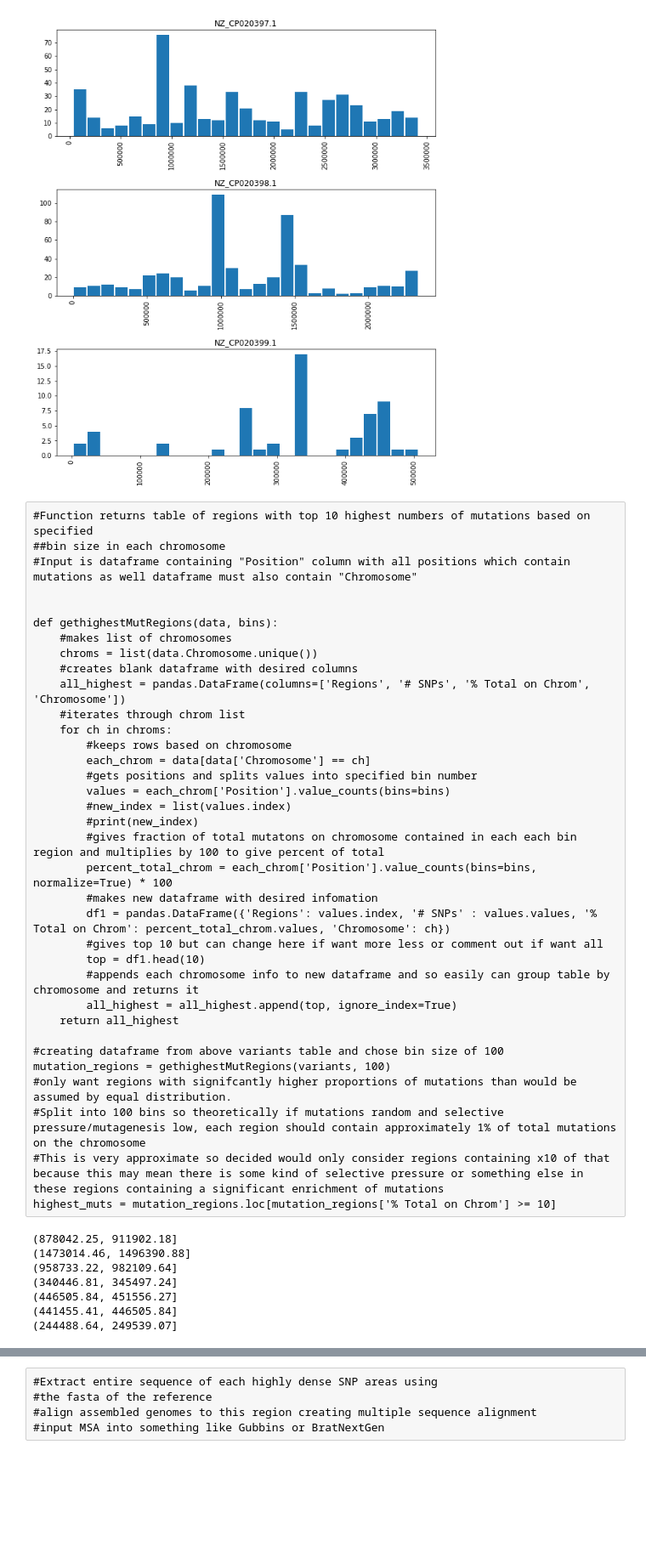
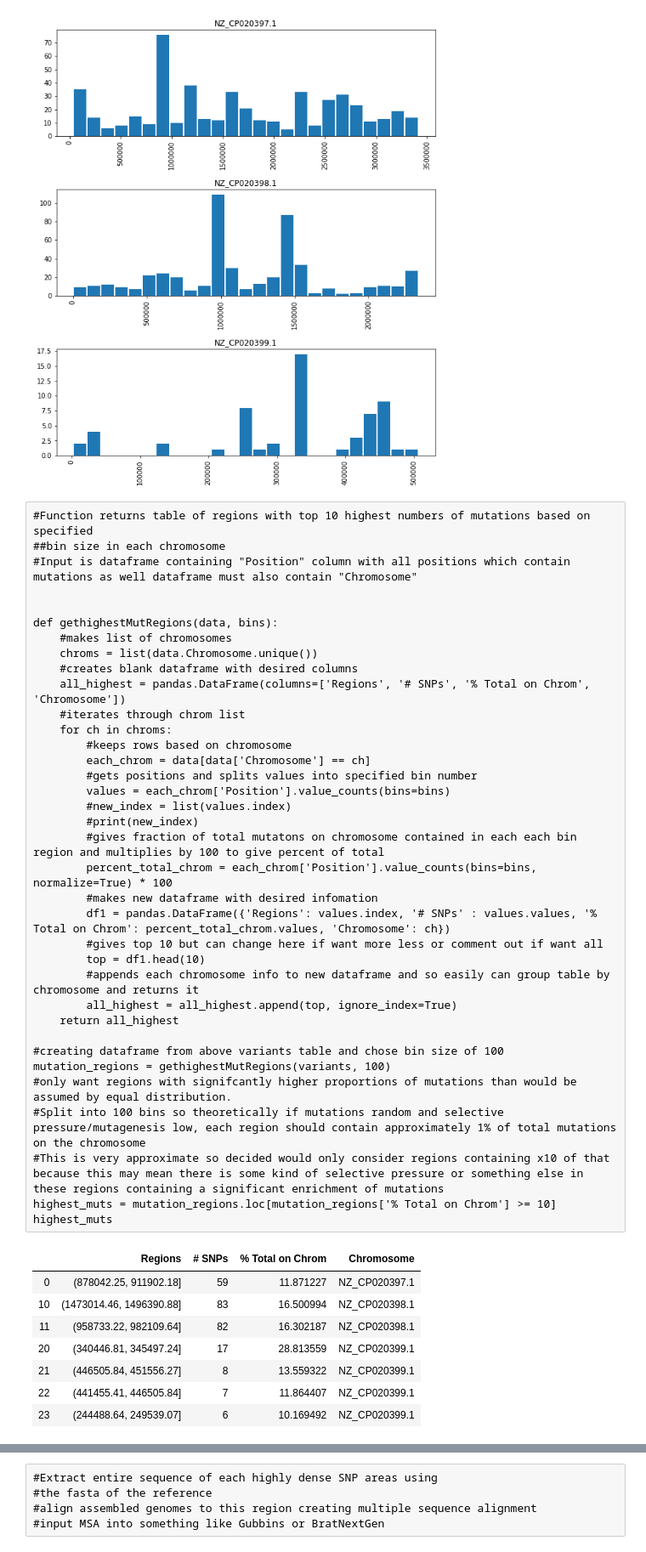
Before and after one commit to skharrison/CF-BM-WGS-data-analysis, a Jupyter notebook: Variant_analysis/python-final.ipynb, the cells around one changed output, grey strips where cells are left out. Shown at 85% size. Drawn from its saved outputs; the diff is of its cells as text; blank space fills up the shorter version.

```diff
--- a/Variant_analysis/python-final.ipynb
+++ b/Variant_analysis/python-final.ipynb
@@ -29,40 +29,42 @@ array([<matplotlib.axes._subplots.AxesSubplot object at 0x...>,
 def gethighestMutRegions(data, bins):
     #makes list of chromosomes
     chroms = list(data.Chromosome.unique())
     #creates blank dataframe with desired columns
     all_highest = pandas.DataFrame(columns=['Regions', '# SNPs', '% Total on Chrom', 'Chromosome'])
     #iterates through chrom list
     for ch in chroms:
         #keeps rows based on chromosome
         each_chrom = data[data['Chromosome'] == ch]
         #gets positions and splits values into specified bin number
         values = each_chrom['Position'].value_counts(bins=bins)
         #new_index = list(values.index)
         #print(new_index)
         #gives fraction of total mutatons on chromosome contained in each each bin region and multiplies by 100 to give percent of total
         percent_total_chrom = each_chrom['Position'].value_counts(bins=bins, normalize=True) * 100
         #makes new dataframe with desired infomation
         df1 = pandas.DataFrame({'Regions': values.index, '# SNPs' : values.values, '% Total on Chrom': percent_total_chrom.values, 'Chromosome': ch})
         #gives top 10 but can change here if want more less or comment out if want all
         top = df1.head(10)
         #appends each chromosome info to new dataframe and so easily can group table by chromosome and returns it
         all_highest = all_highest.append(top, ignore_index=True)
     return all_highest
 
 #creating dataframe from above variants table and chose bin size of 100
 mutation_regions = gethighestMutRegions(variants, 100)
 #only want regions with signifcantly higher proportions of mutations than would be assumed by equal distribution.
 #Split into 100 bins so theoretically if mutations random and selective pressure/mutagenesis low, each region should contain approximately 1% of total mutations on the chromosome
 #This is very approximate so decided would only consider regions containing x10 of that because this may mean there is some kind of selective pressure or something else in these regions containing a significant enrichment of mutations
 highest_muts = mutation_regions.loc[mutation_regions['% Total on Chrom'] >= 10]
+highest_muts
 # %% [output]
-(878042.25, 911902.18]
-(1473014.46, 1496390.88]
-(958733.22, 982109.64]
-(340446.81, 345497.24]
-(446505.84, 451556.27]
-(441455.41, 446505.84]
-(244488.64, 249539.07]
+|  | Regions | # SNPs | % Total on Chrom | Chromosome |
+| 0 | (878042.25, 911902.18] | 59 | 11.871227 | NZ_CP020397.1 |
+| 10 | (1473014.46, 1496390.88] | 83 | 16.500994 | NZ_CP020398.1 |
+| 11 | (958733.22, 982109.64] | 82 | 16.302187 | NZ_CP020398.1 |
+| 20 | (340446.81, 345497.24] | 17 | 28.813559 | NZ_CP020399.1 |
+| 21 | (446505.84, 451556.27] | 8 | 13.559322 | NZ_CP020399.1 |
+| 22 | (441455.41, 446505.84] | 7 | 11.864407 | NZ_CP020399.1 |
+| 23 | (244488.64, 249539.07] | 6 | 10.169492 | NZ_CP020399.1 |
 # %%
 import re
 
```
